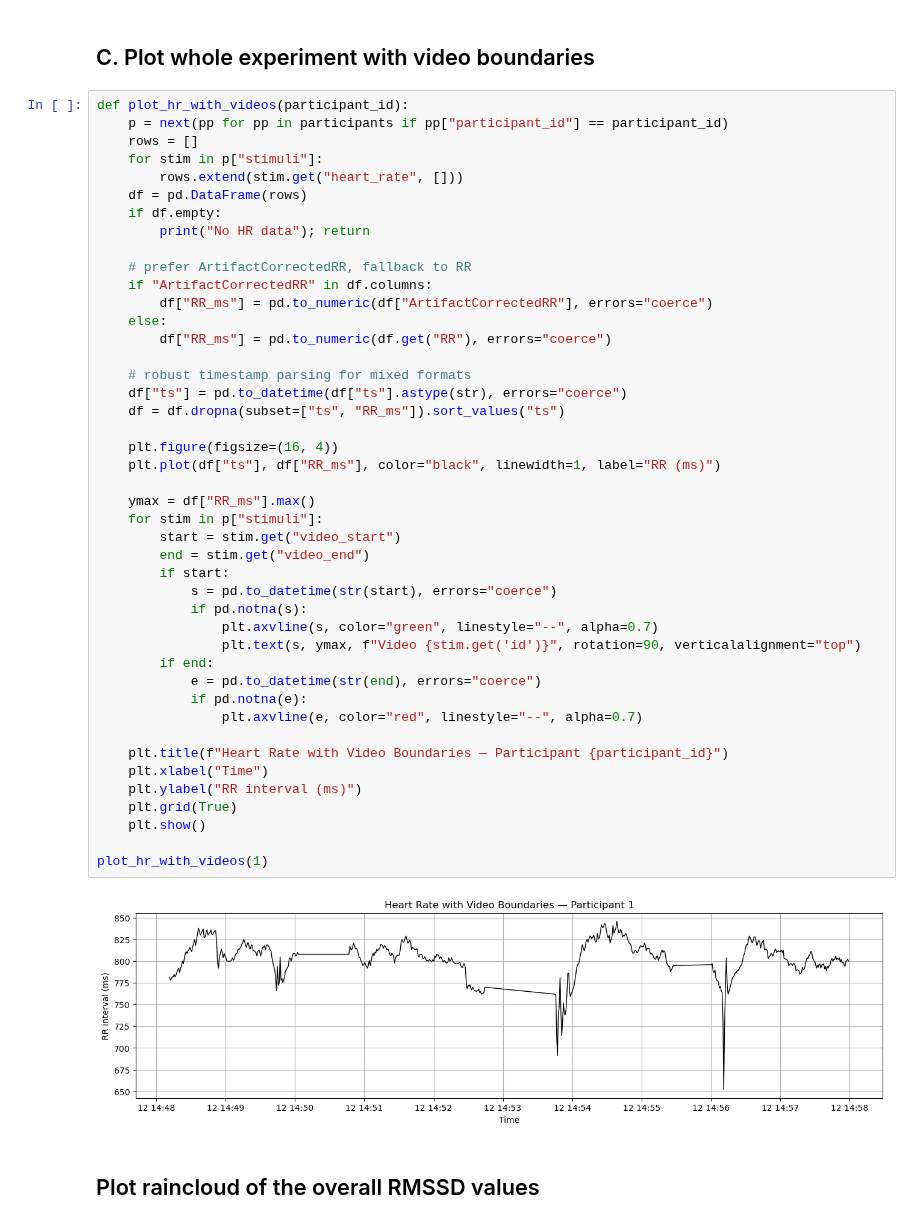
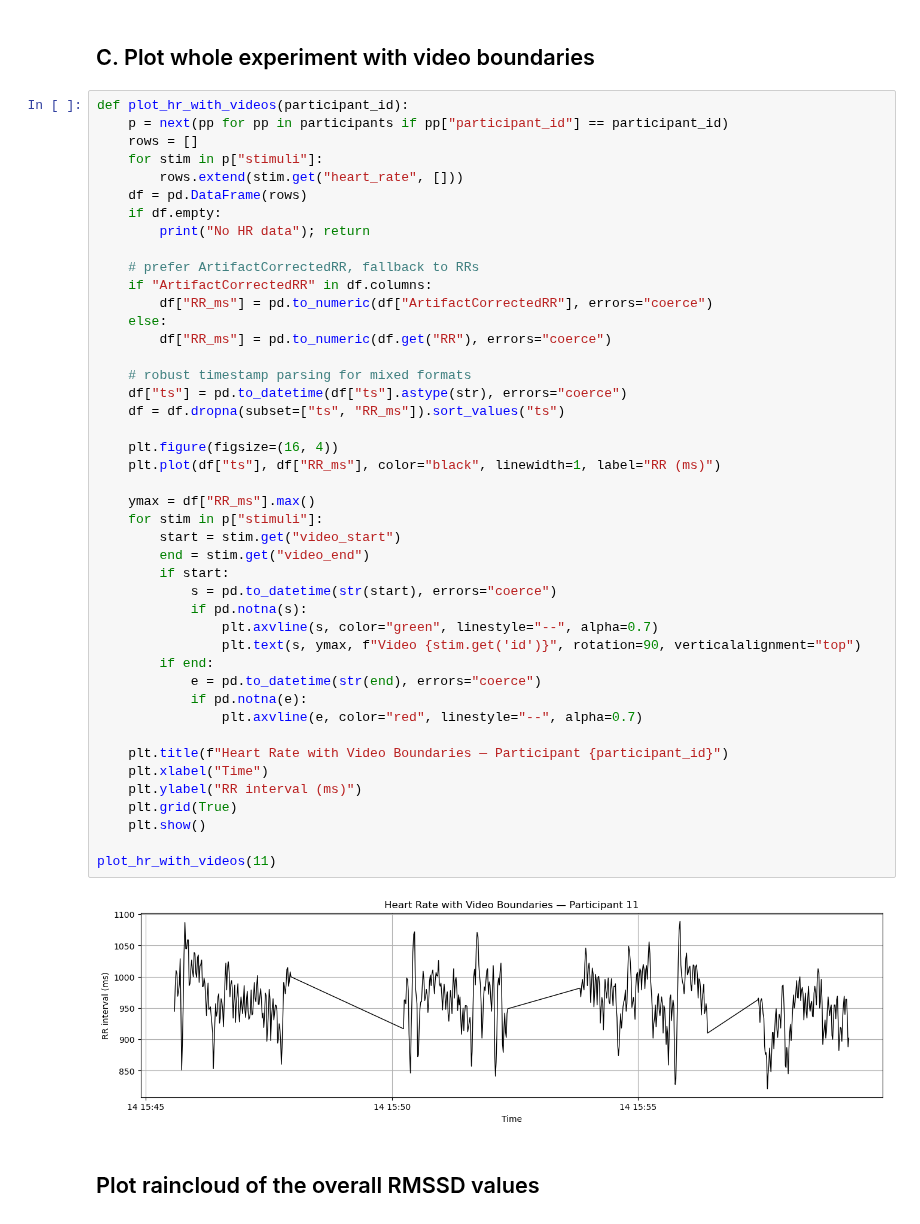
Before and after one commit to BalducciFrancesco/02455-Experiment-In-Cognitive-Science, a Jupyter notebook: analysis/data_visualization.ipynb, the cells around one changed output. Drawn from its saved outputs; the diff is of its cells as text.

```diff
--- a/analysis/data_visualization.ipynb
+++ b/analysis/data_visualization.ipynb
@@ -146,42 +146,42 @@ def plot_hr_with_videos(participant_id):
     if df.empty:
         print("No HR data"); return
 
-    # prefer ArtifactCorrectedRR, fallback to RR
+    # prefer ArtifactCorrectedRR, fallback to RRs
     if "ArtifactCorrectedRR" in df.columns:
         df["RR_ms"] = pd.to_numeric(df["ArtifactCorrectedRR"], errors="coerce")
     else:
         df["RR_ms"] = pd.to_numeric(df.get("RR"), errors="coerce")
 
     # robust timestamp parsing for mixed formats
     df["ts"] = pd.to_datetime(df["ts"].astype(str), errors="coerce")
     df = df.dropna(subset=["ts", "RR_ms"]).sort_values("ts")
 
     plt.figure(figsize=(16, 4))
     plt.plot(df["ts"], df["RR_ms"], color="black", linewidth=1, label="RR (ms)")
 
     ymax = df["RR_ms"].max()
     for stim in p["stimuli"]:
         start = stim.get("video_start")
         end = stim.get("video_end")
         if start:
             s = pd.to_datetime(str(start), errors="coerce")
             if pd.notna(s):
                 plt.axvline(s, color="green", linestyle="--", alpha=0.7)
                 plt.text(s, ymax, f"Video {stim.get('id')}", rotation=90, verticalalignment="top")
         if end:
             e = pd.to_datetime(str(end), errors="coerce")
             if pd.notna(e):
                 plt.axvline(e, color="red", linestyle="--", alpha=0.7)
 
     plt.title(f"Heart Rate with Video Boundaries — Participant {participant_id}")
     plt.xlabel("Time")
     plt.ylabel("RR interval (ms)")
     plt.grid(True)
     plt.show()
 
-plot_hr_with_videos(1)
+plot_hr_with_videos(11)
 # %% [output]
-[figure, old version]
+[figure, new version]
 # %% [markdown]
 ## Plot raincloud of the overall RMSSD values
 # %%
```
Also changed, not shown: parts of 2 cells of this notebook, 5 other files.
